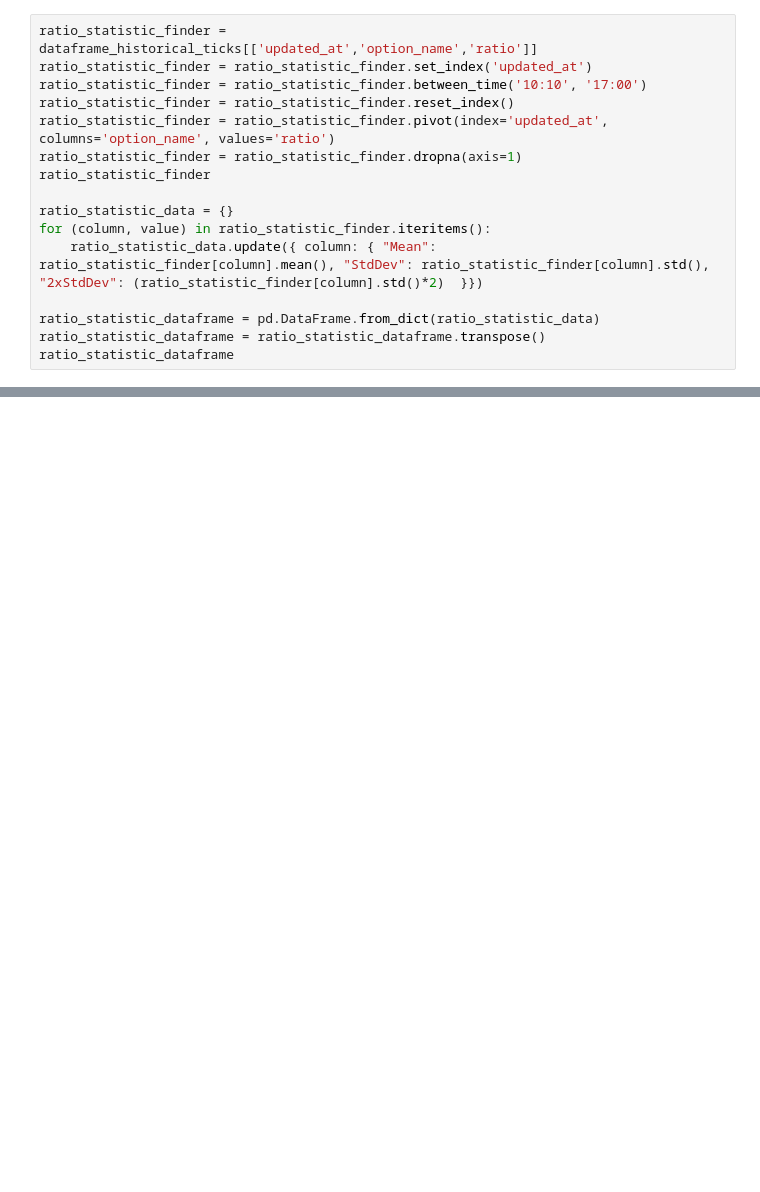
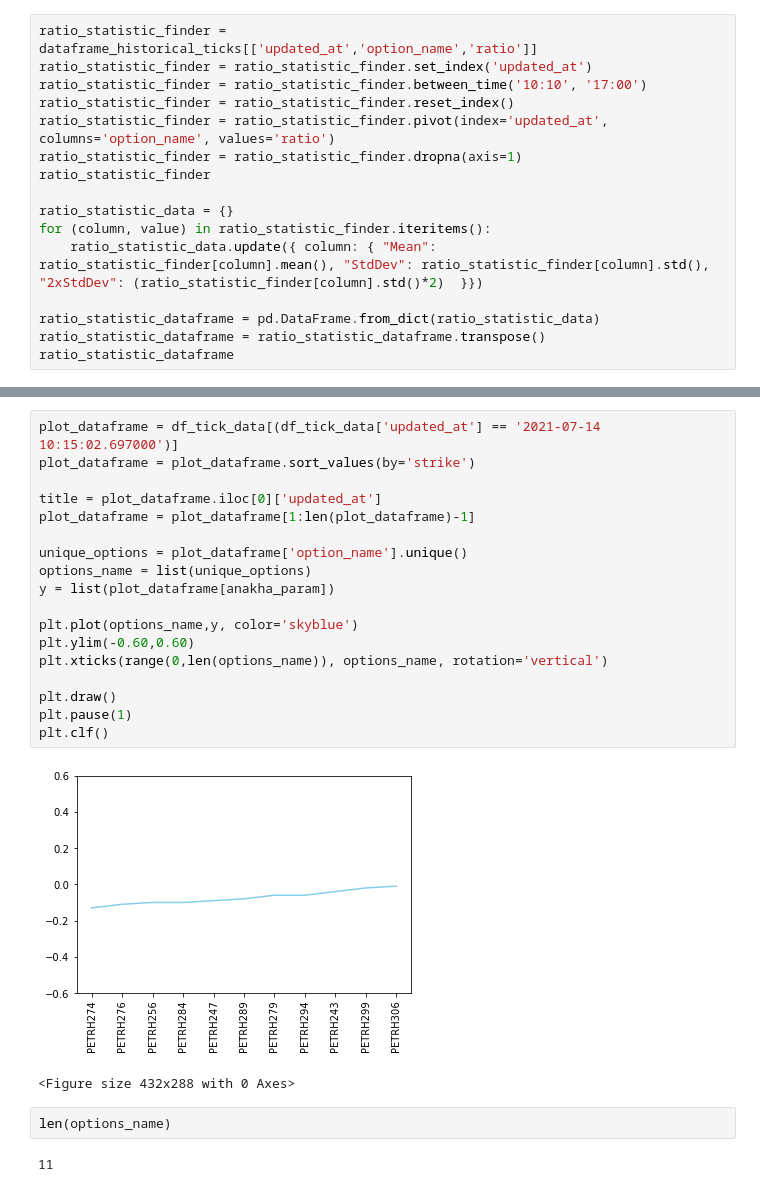
Before and after one commit to matewz/Stock_Options_Operation_Screener, a Jupyter notebook: OPTION - Statistics.ipynb, the cells around one changed output, grey strips where cells are left out. Drawn from its saved outputs; the diff is of its cells as text; blank space fills up the shorter version.

```diff
--- a/OPTION - Statistics.ipynb
+++ b/OPTION - Statistics.ipynb
@@ -230,0 +339,25 @@ start_datetime
+# %%
+plot_dataframe = df_tick_data[(df_tick_data['updated_at'] == '2021-07-14 10:15:02.697000')]
+plot_dataframe = plot_dataframe.sort_values(by='strike')
+
+title = plot_dataframe.iloc[0]['updated_at']
+plot_dataframe = plot_dataframe[1:len(plot_dataframe)-1]
+
+unique_options = plot_dataframe['option_name'].unique()
+options_name = list(unique_options)
+y = list(plot_dataframe[anakha_param])
+
+plt.plot(options_name,y, color='skyblue')
+plt.ylim(-0.60,0.60)
+plt.xticks(range(0,len(options_name)), options_name, rotation='vertical')
+
+plt.draw()
+plt.pause(1)
+plt.clf()
+# %% [output]
+[figure, added]
+<Figure size 432x288 with 0 Axes>
+# %%
+len(options_name)
+# %% [output]
+11
```
Also changed, not shown: parts of 21 cells of this notebook, 2 other files.
